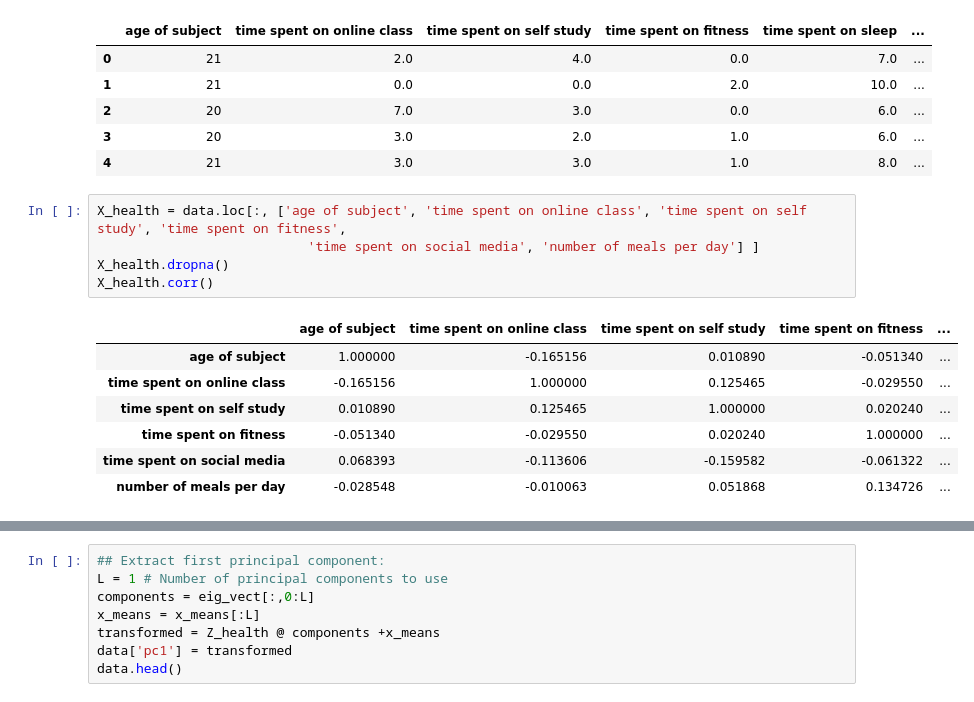
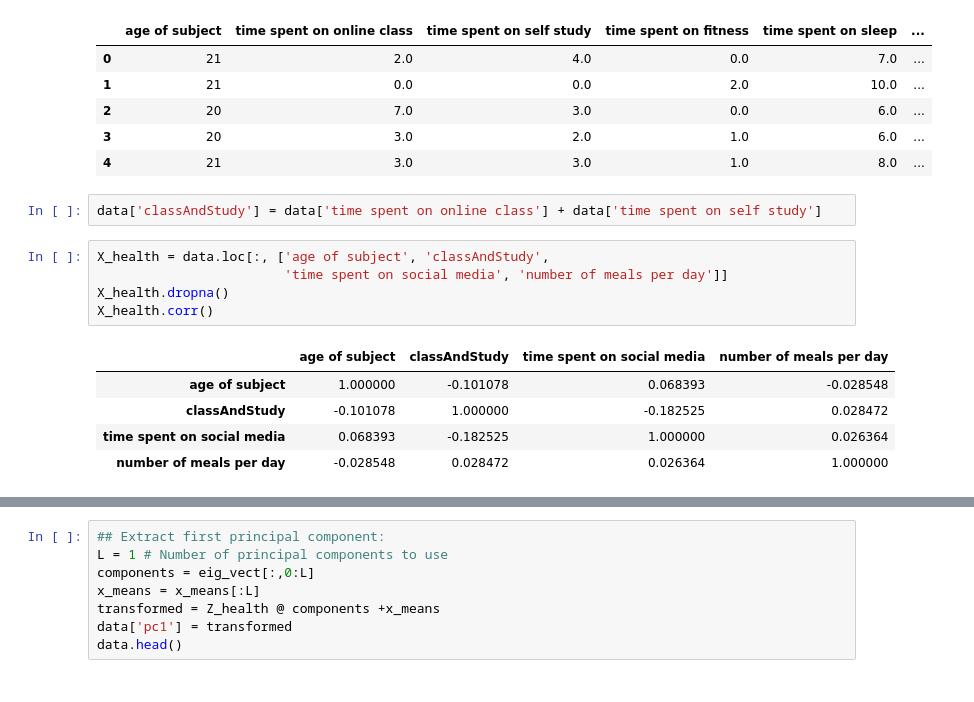
Before and after one commit to laurenwisniewski/DS-3001-Project, a Jupyter notebook: DS_3001_Project.ipynb, the cells around one changed output, grey strips where cells are left out. Drawn from its saved outputs; the diff is of its cells as text.

```diff
--- a/DS_3001_Project.ipynb
+++ b/DS_3001_Project.ipynb
@@ -18,19 +18,19 @@ data.head()
 | 2 | 20 | 7.0 | 3.0 | 0.0 | 6.0 | ... |
 | 3 | 20 | 3.0 | 2.0 | 1.0 | 6.0 | ... |
 | 4 | 21 | 3.0 | 3.0 | 1.0 | 8.0 | ... |
+# %%
+data['classAndStudy'] = data['time spent on online class'] + data['time spent on self study']
 # %%
-X_health = data.loc[:, ['age of subject', 'time spent on online class', 'time spent on self study', 'time spent on fitness',
-                           'time spent on social media', 'number of meals per day'] ]
+X_health = data.loc[:, ['age of subject', 'classAndStudy',
+                        'time spent on social media', 'number of meals per day']]
 X_health.dropna()
 X_health.corr()
 # %% [output]
-|  | age of subject | time spent on online class | time spent on self study | time spent on fitness | ... |
-| age of subject | 1.000000 | -0.165156 | 0.010890 | -0.051340 | ... |
-| time spent on online class | -0.165156 | 1.000000 | 0.125465 | -0.029550 | ... |
-| time spent on self study | 0.010890 | 0.125465 | 1.000000 | 0.020240 | ... |
-| time spent on fitness | -0.051340 | -0.029550 | 0.020240 | 1.000000 | ... |
-| time spent on social media | 0.068393 | -0.113606 | -0.159582 | -0.061322 | ... |
-| number of meals per day | -0.028548 | -0.010063 | 0.051868 | 0.134726 | ... |
+|  | age of subject | classAndStudy | time spent on social media | number of meals per day |
+| age of subject | 1.000000 | -0.101078 | 0.068393 | -0.028548 |
+| classAndStudy | -0.101078 | 1.000000 | -0.182525 | 0.028472 |
+| time spent on social media | 0.068393 | -0.182525 | 1.000000 | 0.026364 |
+| number of meals per day | -0.028548 | 0.028472 | 0.026364 | 1.000000 |
 # %%
 ## A PCA Decomposition of Housing Variables:
 
```
Also changed, not shown: parts of 3 cells of this notebook.
